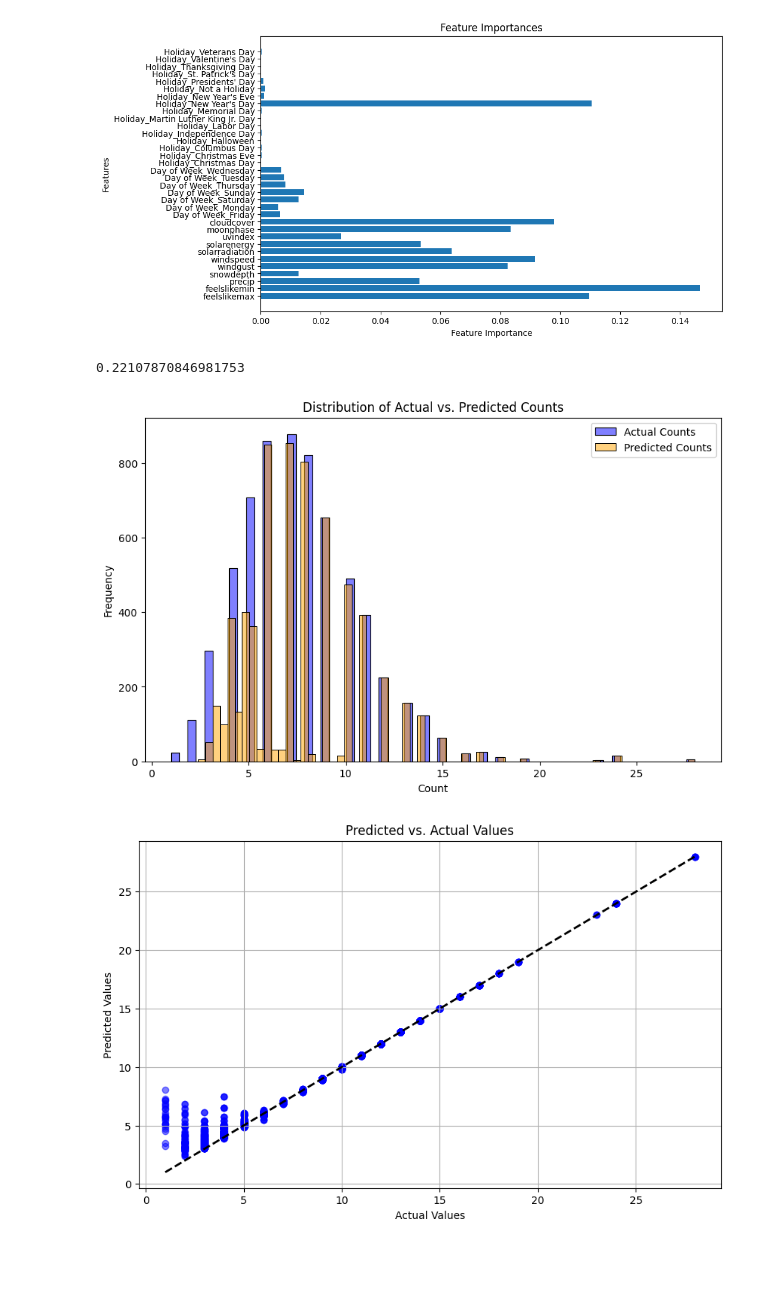
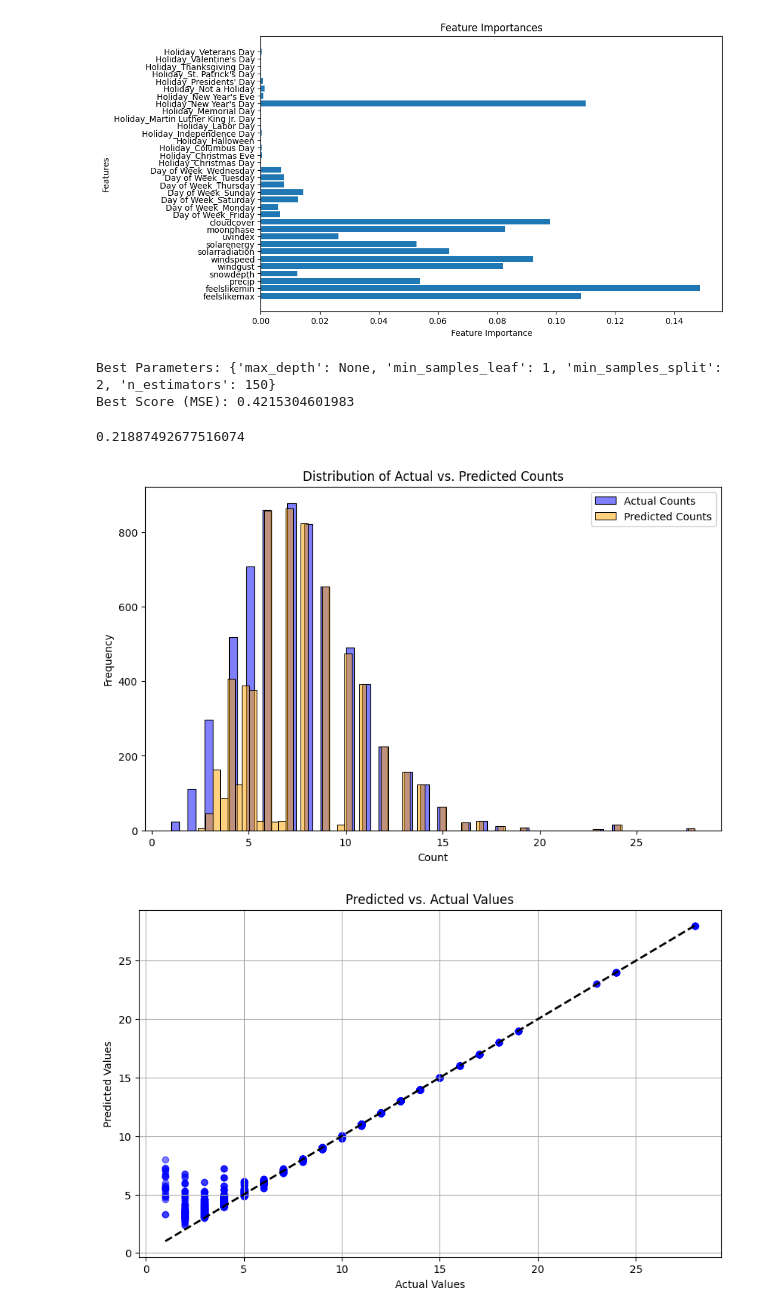
Before and after one commit to joshc2/CrimeCompetition, a Jupyter notebook: kylie_model.ipynb, the cells around one changed output. Drawn from its saved outputs; the diff is of its cells as text; code cells hidden in the pictures; blank space fills up the shorter version.

Commit message:
attempt grid search on model

```diff
--- a/kylie_model.ipynb
+++ b/kylie_model.ipynb
@@ -15,40 +15,90 @@ data = master_df.copy()
 # data.dropna(inplace=True)  # Uncomment this line if you have missing values and want to drop them
 
 # Split data into features (X) and target variable (y)
 X = data[['Day of Week', 'feelslikemax', 'feelslikemin', 'precip', 'snowdepth',
           'windgust', 'windspeed', 'solarradiation', 'solarenergy',
           'uvindex', 'moonphase', 'Holiday', 'cloudcover']]
 y = data['count']
 
 X = pd.get_dummies(X)
 # Split data into train and test sets
 X_train, X_test, y_train, y_test = train_test_split(X, y, test_size=0.2, random_state=42)
 
 
 # Train Random Forest model
-rf = RandomForestRegressor(n_estimators=100, random_state=42)
+rf = RandomForestRegressor(n_estimators=150, random_state=42)
 rf.fit(X_train, y_train)
 
 # Get predicted counts
 y_pred = rf.predict(X_test)
 
 # Plot feature importances
 feature_importances = rf.feature_importances_
 features = X.columns
 
 plt.figure(figsize=(10, 6))
 plt.barh(features, feature_importances)
 plt.xlabel('Feature Importance')
 plt.ylabel('Features')
 plt.title('Feature Importances')
 plt.show()
 # %% [output]
-[figure, old version]
+[figure, new version]
+# %%
+from sklearn.model_selection import GridSearchCV, RandomizedSearchCV
+from sklearn.ensemble import RandomForestRegressor
+
+# Define the parameter grid for Grid Search
+param_grid = {
+    'n_estimators': [50,100, 150],
+    'max_depth': [None, 10, 20],
+    'min_samples_split': [2, 5],
+    'min_samples_leaf': [1, 2],
+    # 'max_features': ['auto', 'sqrt', 'log2']
+}
+
+# Create the Random Forest Regressor model
+rf_model = RandomForestRegressor(random_state=42)
+
+# Perform Grid Search with cross-validation
+grid_search = GridSearchCV(estimator=rf_model, param_grid=param_grid, cv=5, scoring='neg_mean_squared_error', n_jobs=-1)
+grid_search.fit(X_train, y_train)
+
+# Get the best parameters and best score
+best_params = grid_search.best_params_
+best_score = grid_search.best_score_
+
+print("Best Parameters:", best_params)
+print("Best Score (MSE):", -best_score)
+
+# # Alternatively, you can use Randomized Search
+# # Define the parameter distributions for Randomized Search
+# param_dist = {
+#     'n_estimators': [50,100,150],
+#     'max_depth': [None] + list(range(5, 31, 5)),
+#     'min_samples_split': [10,20],
+#     'min_samples_leaf': [1, 2, 4],
+#     # 'max_features': ['auto', 'sqrt', 'log2']
+# }
+
+# # Perform Randomized Search with cross-validation
+# random_search = RandomizedSearchCV(estimator=rf_model, param_distributions=param_dist, n_iter=100, cv=5, scoring='neg_mean_squared_error', n_jobs=-1, random_state=42)
+# random_search.fit(X_train, y_train)
+
+# # Get the best parameters and best score
+# best_params = random_search.best_params_
+# best_score = random_search.best_score_
+
+# print("Best Parameters:", best_params)
+# print("Best Score (MSE):", -best_score)
+# %% [output]
+Best Parameters: {'max_depth': None, 'min_samples_leaf': 1, 'min_samples_split': 2, 'n_estimators': 150}
+Best Score (MSE): 0.4215304601983
 # %%
 mse = mean_squared_error(y_test, y_pred)
 mse
 # %% [output]
-0.22107870846981753
+0.21887492677516074
 # %%
 import seaborn as sns
 plt.figure(figsize=(10, 6))
@@ -60,7 +110,7 @@ plt.ylabel('Frequency')
 plt.legend()
 plt.show()
 # %% [output]
-[figure, old version]
+[figure, new version]
 # %%
 plt.figure(figsize=(10, 6))
 plt.scatter(y_test, y_pred, color='blue', alpha=0.5)
```
Also changed, not shown: parts of 1 cell of this notebook.
